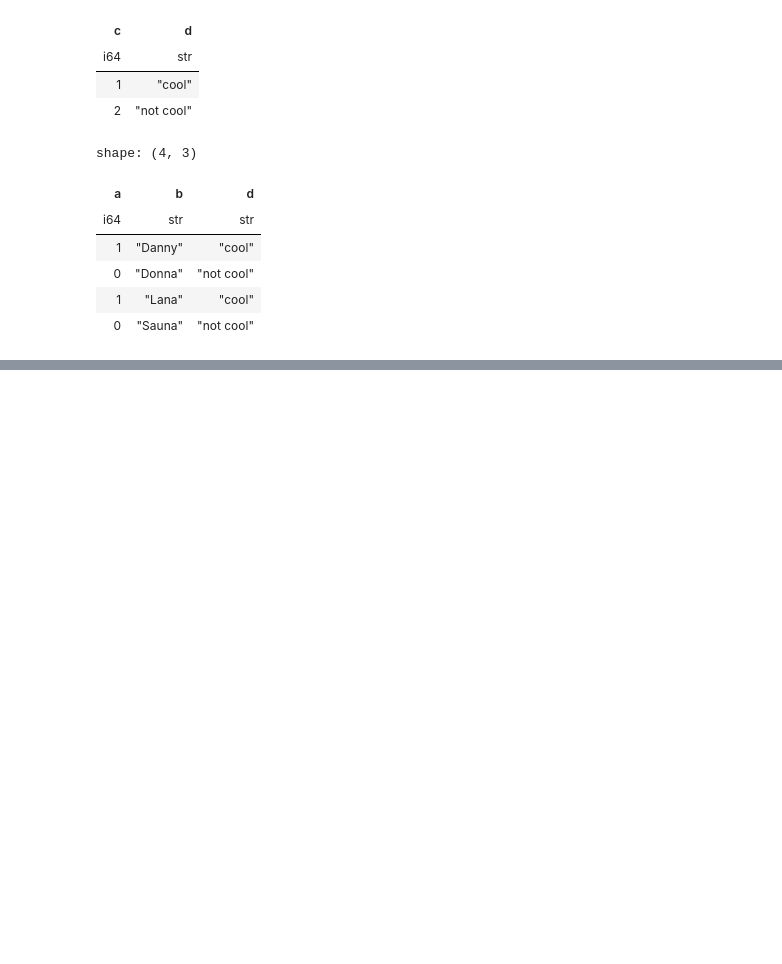
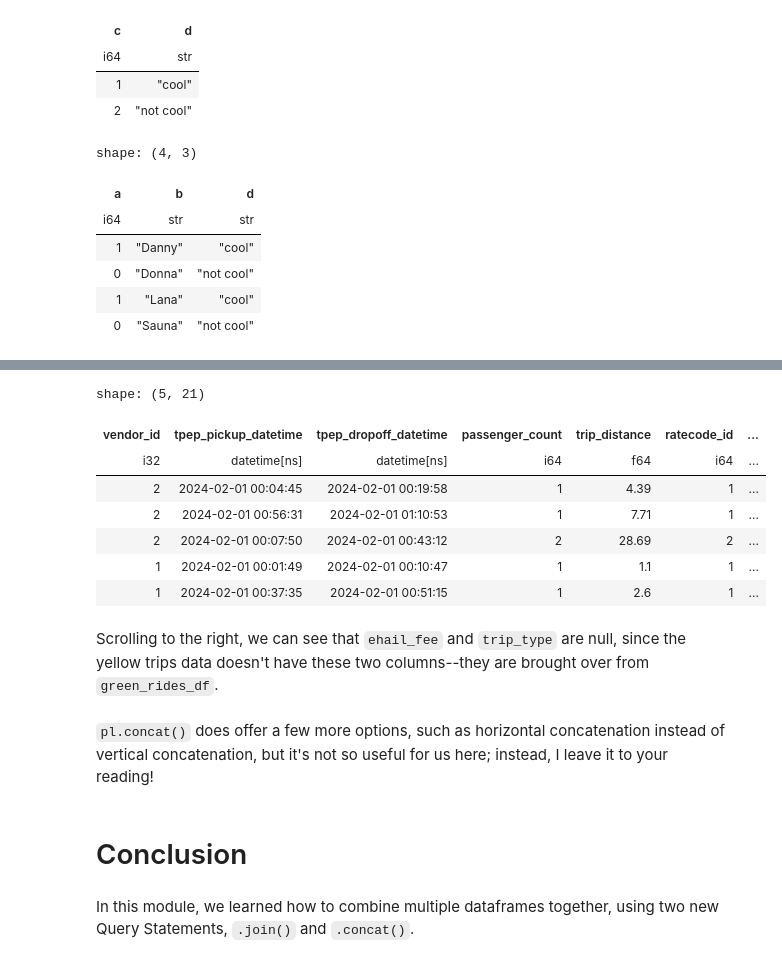
Before and after one commit to kalona/polars-for-data-science-oreilly-course, a Jupyter notebook: notebooks/6. Data Manipulation IV - Combining Data.ipynb, the cells around one changed output, grey strips where cells are left out. Drawn from its saved outputs; the diff is of its cells as text; code cells hidden in the pictures; blank space fills up the shorter version.

```diff
--- a/notebooks/6. Data Manipulation IV - Combining Data.ipynb
+++ b/notebooks/6. Data Manipulation IV - Combining Data.ipynb
@@ -227,0 +358,29 @@ shape: (4, 3)
+# %%
+all_rides_df = (
+    pl.concat(
+        [
+            february_yellow_rides_df,
+            march_yellow_rides_df,
+            green_rides_df,
+        ],
+        how="diagonal"
+    )
+)
+all_rides_df.head()
+# %% [output]
+shape: (5, 21)
+| vendor_id | tpep_pickup_datetime | tpep_dropoff_datetime | passenger_count | trip_distance | ratecode_id | ... |
+| i32 | datetime[ns] | datetime[ns] | i64 | f64 | i64 | ... |
+| 2 | 2024-02-01 00:04:45 | 2024-02-01 00:19:58 | 1 | 4.39 | 1 | ... |
+| 2 | 2024-02-01 00:56:31 | 2024-02-01 01:10:53 | 1 | 7.71 | 1 | ... |
+| 2 | 2024-02-01 00:07:50 | 2024-02-01 00:43:12 | 2 | 28.69 | 2 | ... |
+| 1 | 2024-02-01 00:01:49 | 2024-02-01 00:10:47 | 1 | 1.1 | 1 | ... |
+| 1 | 2024-02-01 00:37:35 | 2024-02-01 00:51:15 | 1 | 2.6 | 1 | ... |
+# %% [markdown]
+Scrolling to the right, we can see that `ehail_fee` and `trip_type` are null, since the yellow trips data doesn't have these two columns--they are brought over from `green_rides_df`.
+# %% [markdown]
+`pl.concat()` does offer a few more options, such as horizontal concatenation instead of vertical concatenation, but it's not so useful for us here; instead, I leave it to your reading!
+# %% [markdown]
+# Conclusion
+# %% [markdown]
+In this module, we learned how to combine multiple dataframes together, using two new Query Statements, `.join()` and `.concat()`.
```
Also changed, not shown: parts of 29 cells of this notebook.
